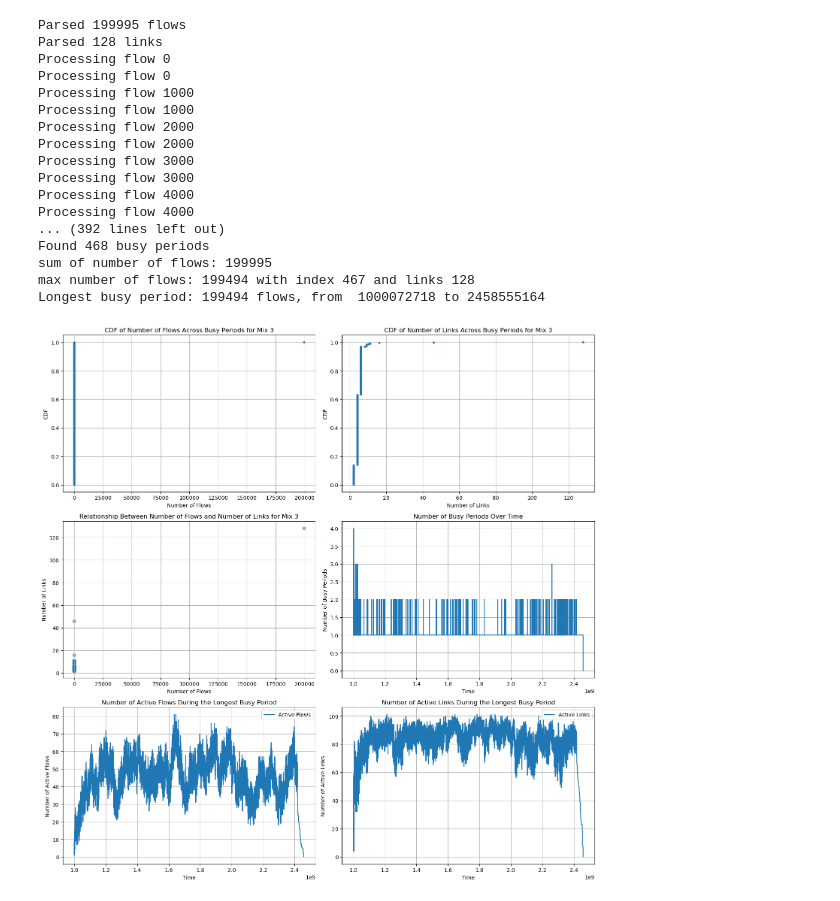
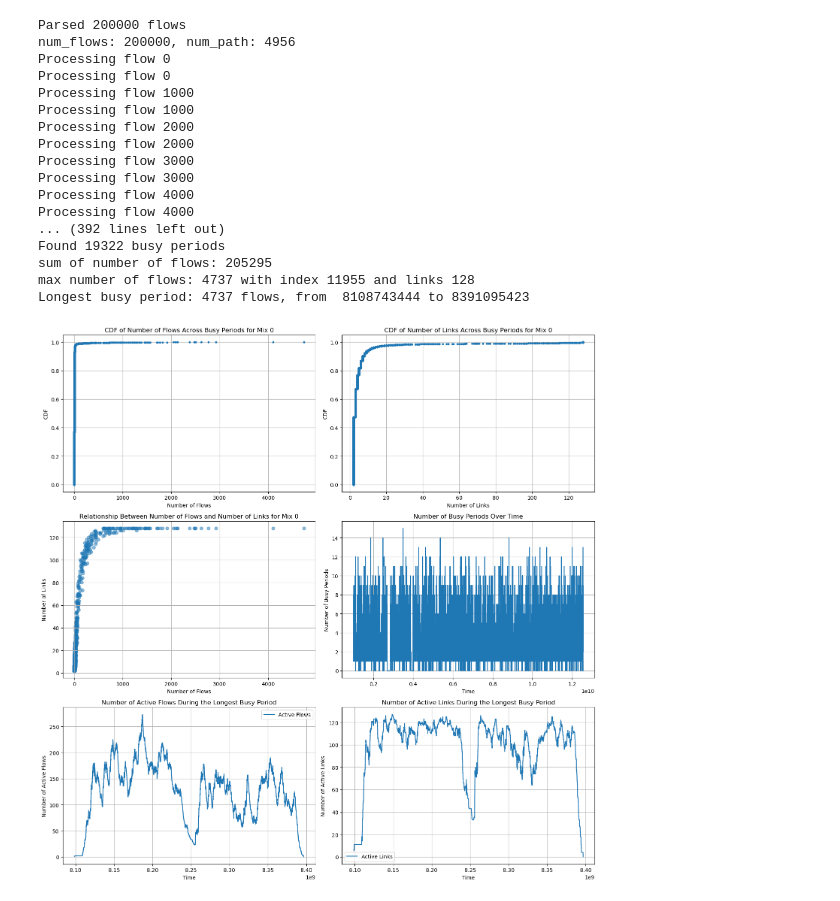
Before and after one commit to uw-polestar/parsimon-eval, a Jupyter notebook: expts/fig_8/analysis/busy_period.ipynb, the cells around one changed output. Cells and saved outputs as stored; diff of their text form; code cells hidden in the pictures.

Commit message:
fix bug for gen busy periods

```diff
--- a/expts/fig_8/analysis/busy_period.ipynb
+++ b/expts/fig_8/analysis/busy_period.ipynb
@@ -430,11 +430,11 @@ def plot_active_links_during_longest_period(busy_periods, flows_data,ax):
     ax.legend()
 # %%
 root_dir = '../data/'  # Update with the path to your root directory
-flow_size_threshold=100000000
-mix_list = [3]
+flow_size_threshold=1000000
+mix_list = [0]
 for mix_id in mix_list:
     flow_info_file = f"{root_dir}{mix_id}/ns3/fct_topology_flows_dctcp.txt"
-    link_info_file = f"{root_dir}{mix_id}/mlsys-test/path_0.txt"
+    link_info_file = f"{root_dir}{mix_id}/ns3/path_1.txt"
     result_file = f"./res/busy_periods_{mix_id}_t{flow_size_threshold}.json"
 
     # Parse logs
@@ -443,11 +443,16 @@ for mix_id in mix_list:
     else:
         flows = parse_flow_info_log(flow_info_file)
         print(f'Parsed {len(flows)} flows')
-        link_flows = parse_link_info_log(link_info_file)
-        print(f'Parsed {len(link_flows)} links')
 
-        # Assign links to flows
-        flows = assign_links_to_flows(flows, link_flows)
+        with open(link_info_file, 'r') as file:
+            num_flows,num_path = map(int,file.readline().strip().split(','))
+            print(f'num_flows: {num_flows}, num_path: {num_path}')
+            for _ in range(num_flows):
+                tmp=file.readline().strip().split(':')
+                flow_id=int(tmp[0])
+                link_info=tmp[1].split(',')
+                if flow_id in flows:
+                    flows[flow_id]['links']=[link_info[i] for i in range(1,len(link_info)-1)]
 
         # Update bipartite graph and calculate busy periods
         # busy_periods = update_bipartite_graph_and_calculate_busy_periods(flows)
@@ -464,42 +469,37 @@ for mix_id in mix_list:
     print(f"max number of flows: {max(num_flows)} with index {index_max} and links {len(busy_periods[index_max][2])}")
 
     num_links = [len(period[2]) for period in busy_periods]
 
 
     fig, axs = plt.subplots(3, 2, figsize=(15, 15))
 
     plot_cdf(num_flows, 'Number of Flows', 'CDF', f'CDF of Number of Flows Across Busy Periods for Mix {mix_id}', axs[0, 0])
     plot_cdf(num_links, 'Number of Links', 'CDF', f'CDF of Number of Links Across Busy Periods for Mix {mix_id}', axs[0, 1])
     plot_relationship(num_flows, num_links, 'Number of Flows', 'Number of Links', f'Relationship Between Number of Flows and Number of Links for Mix {mix_id}', axs[1, 0])
     plot_busy_periods_over_time(busy_periods, axs[1, 1])
 
-
-    flows = parse_flow_info_log(flow_info_file)
-    link_flows = parse_link_info_log(link_info_file)
-    flows = assign_links_to_flows(flows, link_flows)
-
     plot_active_flows_during_longest_period(busy_periods, flows, axs[2, 0])
 
     plot_active_links_during_longest_period(busy_periods, flows, axs[2, 1])
 
     plt.tight_layout()
     plt.show()
 # %% [output]
-Parsed 199995 flows
-Parsed 128 links
+Parsed 200000 flows
+num_flows: 200000, num_path: 4956
 Processing flow 0
 Processing flow 0
 Processing flow 1000
 Processing flow 1000
 Processing flow 2000
 Processing flow 2000
 Processing flow 3000
 Processing flow 3000
 Processing flow 4000
 Processing flow 4000
 ... (392 lines left out)
-Found 468 busy periods
-sum of number of flows: 199995
-max number of flows: 199494 with index 467 and links 128
-Longest busy period: 199494 flows, from  1000072718 to 2458555164
+Found 19322 busy periods
+sum of number of flows: 205295
+max number of flows: 4737 with index 11955 and links 128
+Longest busy period: 4737 flows, from  8108743444 to 8391095423
-[figure, old version]
+[figure, new version]
```
Also changed, not shown: parts of 3 cells of this notebook, 1 other file.
